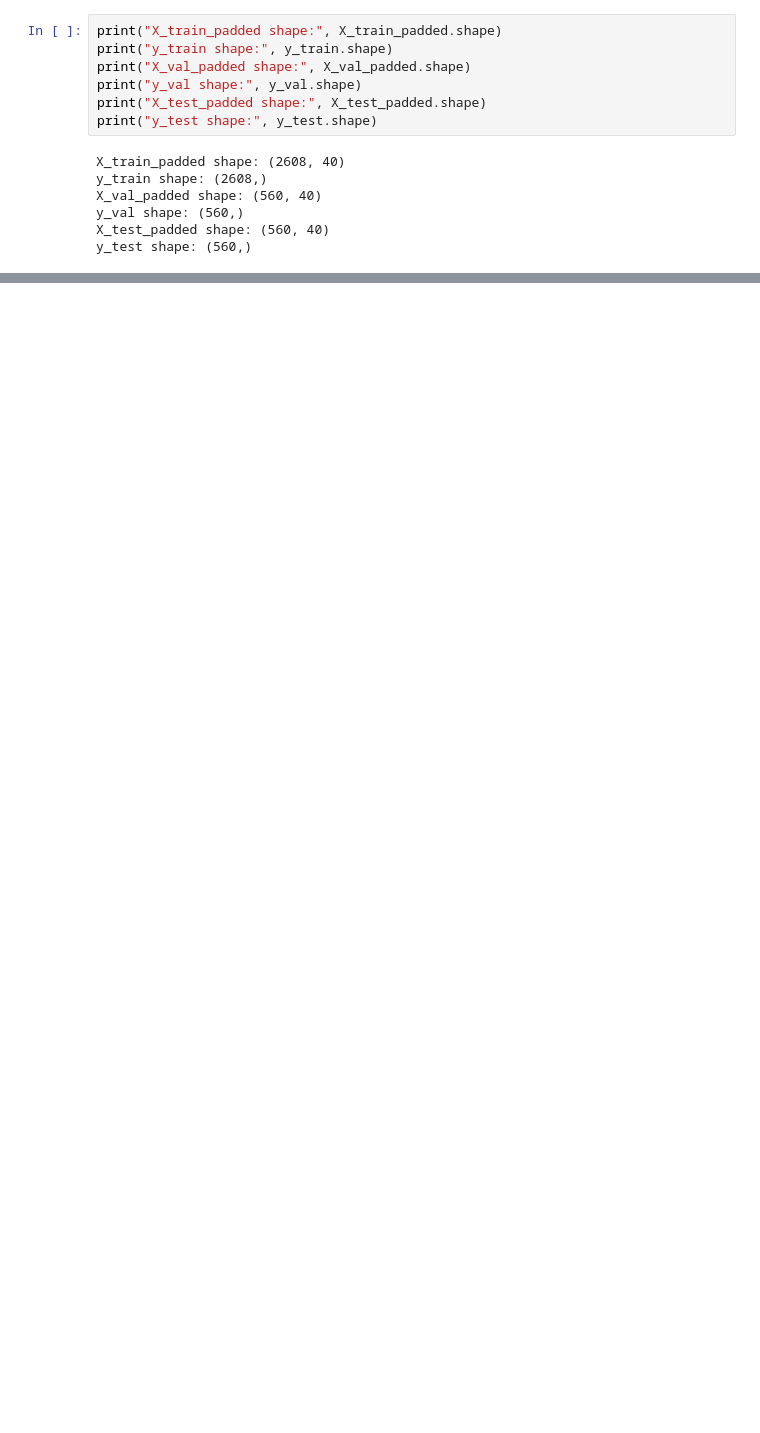
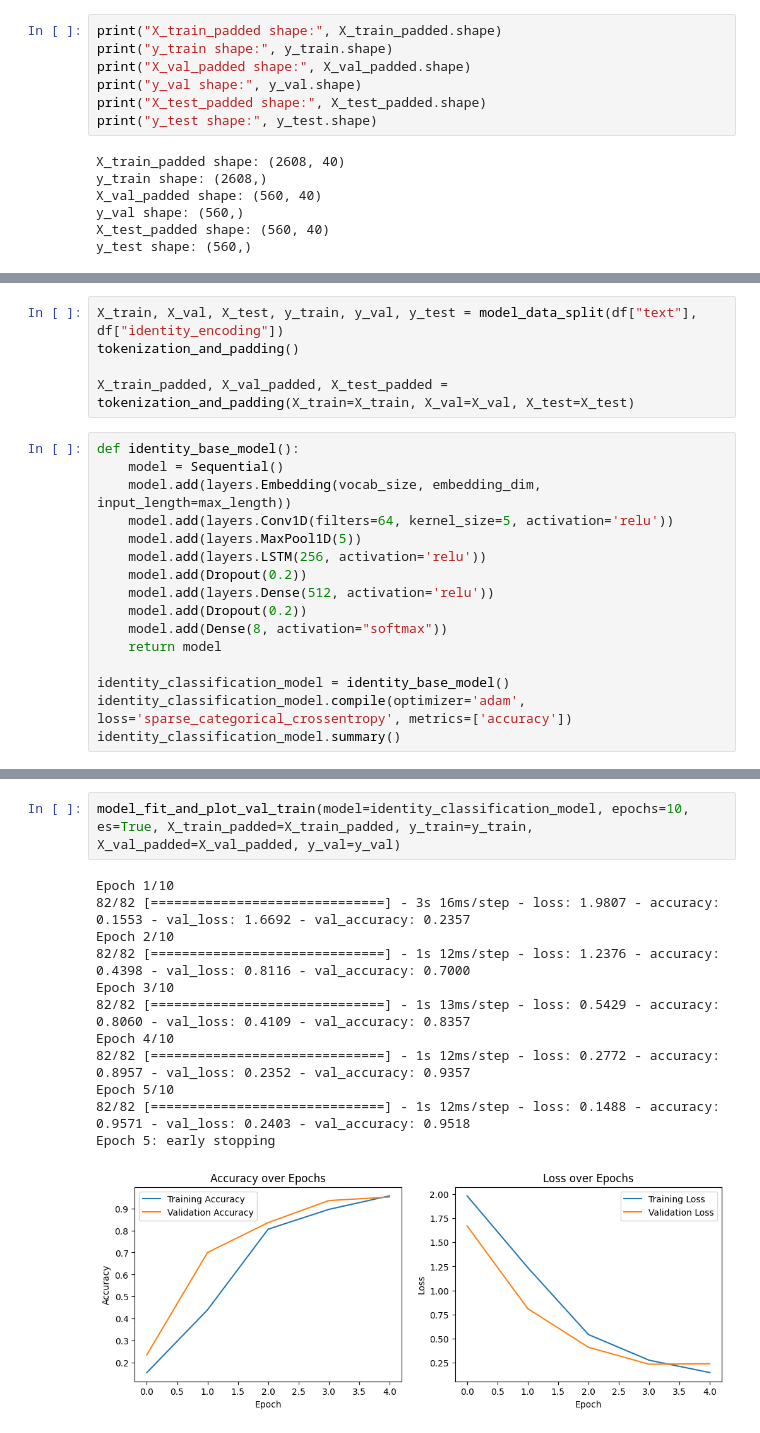
Before and after one commit to Danneftw1/Deep-Learning, a Jupyter notebook: Projekt/projekt.ipynb, the cells around one changed output, grey strips where cells are left out. Drawn from its saved outputs; the diff is of its cells as text; blank space fills up the shorter version.

```diff
--- a/Projekt/projekt.ipynb
+++ b/Projekt/projekt.ipynb
@@ -728,0 +753,21 @@ print(f"- Test Loss: {test_loss:.4f}")
+# %%
+X_train, X_val, X_test, y_train, y_val, y_test = model_data_split(df["text"], df["identity_encoding"])
+tokenization_and_padding()
+
+X_train_padded, X_val_padded, X_test_padded = tokenization_and_padding(X_train=X_train, X_val=X_val, X_test=X_test)
+# %%
+def identity_base_model():
+    model = Sequential()
+    model.add(layers.Embedding(vocab_size, embedding_dim, input_length=max_length))
+    model.add(layers.Conv1D(filters=64, kernel_size=5, activation='relu'))
+    model.add(layers.MaxPool1D(5))
+    model.add(layers.LSTM(256, activation='relu'))
+    model.add(Dropout(0.2))
+    model.add(layers.Dense(512, activation='relu'))
+    model.add(Dropout(0.2))
+    model.add(Dense(8, activation="softmax"))
+    return model
+
+identity_classification_model = identity_base_model()
+identity_classification_model.compile(optimizer='adam', loss='sparse_categorical_crossentropy', metrics=['accuracy'])
+identity_classification_model.summary()
@@ -728,0 +792,15 @@ print(f"- Test Loss: {test_loss:.4f}")
+# %%
+model_fit_and_plot_val_train(model=identity_classification_model, epochs=10, es=True, X_train_padded=X_train_padded, y_train=y_train, X_val_padded=X_val_padded, y_val=y_val)
+# %% [output]
+Epoch 1/10
+82/82 [==============================] - 3s 16ms/step - loss: 1.9807 - accuracy: 0.1553 - val_loss: 1.6692 - val_accuracy: 0.2357
+Epoch 2/10
+82/82 [==============================] - 1s 12ms/step - loss: 1.2376 - accuracy: 0.4398 - val_loss: 0.8116 - val_accuracy: 0.7000
+Epoch 3/10
+82/82 [==============================] - 1s 13ms/step - loss: 0.5429 - accuracy: 0.8060 - val_loss: 0.4109 - val_accuracy: 0.8357
+Epoch 4/10
+82/82 [==============================] - 1s 12ms/step - loss: 0.2772 - accuracy: 0.8957 - val_loss: 0.2352 - val_accuracy: 0.9357
+Epoch 5/10
+82/82 [==============================] - 1s 12ms/step - loss: 0.1488 - accuracy: 0.9571 - val_loss: 0.2403 - val_accuracy: 0.9518
+Epoch 5: early stopping
+[figure, added]
```
Also changed, not shown: parts of 15 cells of this notebook.
